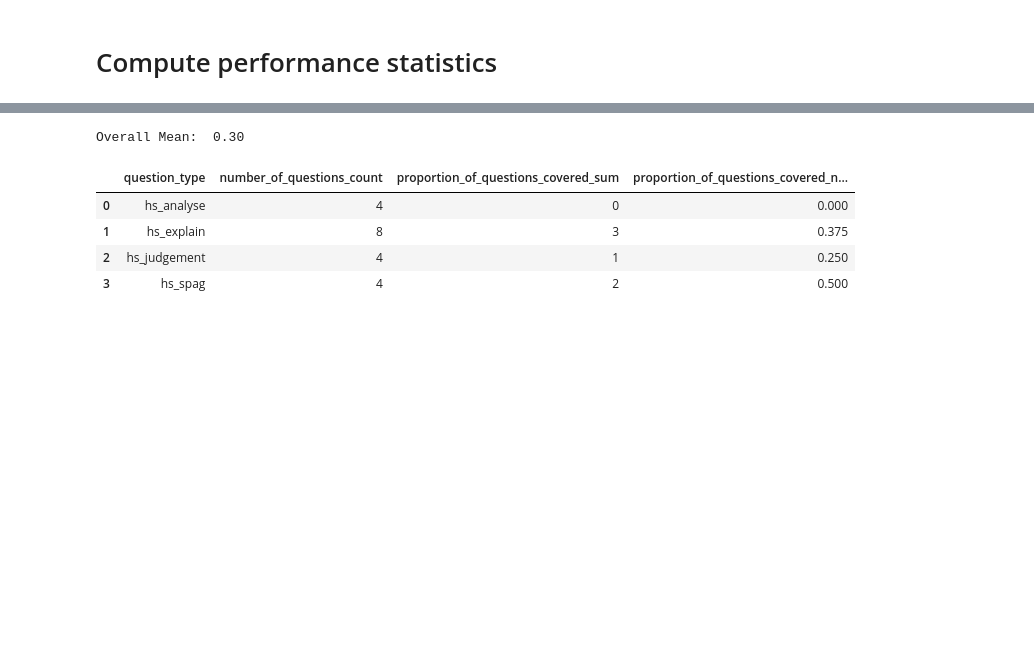
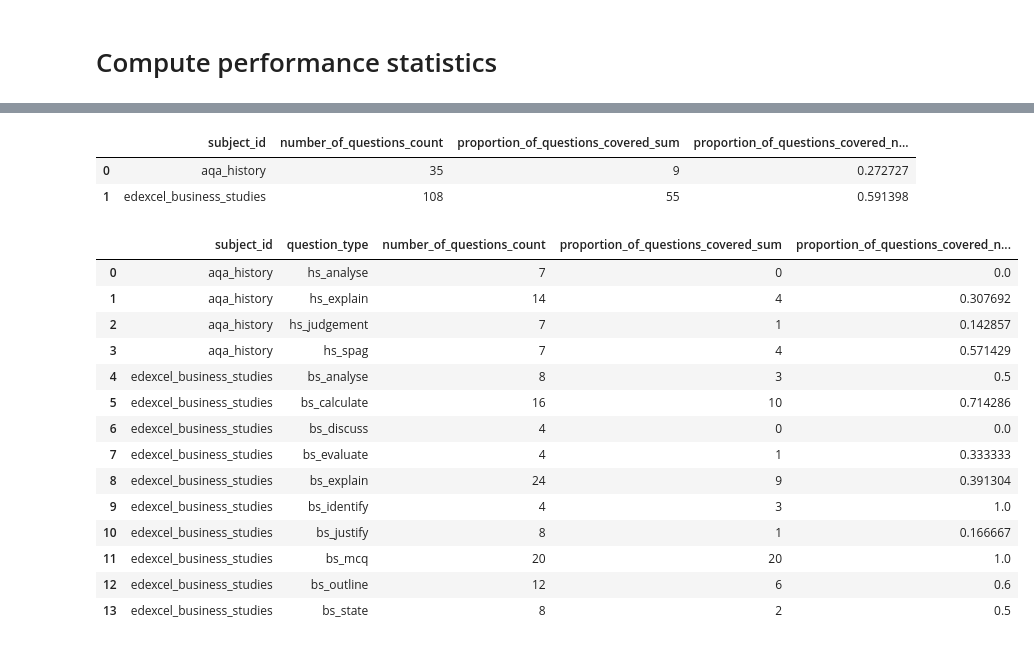
Before and after one commit to Equaite/audenshaw_exam_validation, a Jupyter notebook: question_validation/llm_question_validation.ipynb, the cells around one changed output, grey strips where cells are left out. Cells and saved outputs as stored; diff of their text form; code cells hidden in the pictures; blank space fills up the shorter version.

```diff
--- a/question_validation/llm_question_validation.ipynb
+++ b/question_validation/llm_question_validation.ipynb
@@ -23,8 +25,10 @@ def extract_total_cost(x: Union[int, Dict]) -> float:
         z = literal_eval(x)["total_cost"]
     except ValueError:
         z = x
+    except TypeError:
+        z = x
 
-    return z
+    return float(z)
 # %%
 # Set working directory - Not required if using Jupyter outside of VScode
 workdir = os.environ["workdir"]
@@ -40,7 +44,7 @@ teacher_marked_questions.head()
 # %% [markdown]
 # Compute performance statistics
 # %%
-teacher_marked_questions_reduced = teacher_marked_questions[~teacher_marked_questions.question_type.isin(["bs_mcq", "bs_computation"])]
+teacher_marked_questions_reduced = teacher_marked_questions[~teacher_marked_questions.question_type.isin([])]
 # %%
 # Token Costing
 teacher_marked_questions_reduced['llm_grading_total_cost'] = teacher_marked_questions_reduced.apply(lambda x: extract_total_cost(x.llm_graded_answer_token_costing) + extract_total_cost(x.llm_awarded_marks_token_costing), axis=1)
@@ -52,21 +72,36 @@ token_cost_by_question_type
+# %%
+# Hitrate
+## Mean overall
+mean_hitrate_by_subject = teacher_marked_questions_reduced.groupby(by=["subject_id"], as_index = False).agg({"question_id": "count", "llm_mark_hitrate": ["sum", np.nanmean]}).rename(columns={"question_id": "number_of_questions", "llm_mark_hitrate": "proportion_of_questions_covered"})
+mean_hitrate_by_subject.columns = ["_".join(col_name).rstrip('_') for col_name in mean_hitrate_by_subject.columns]
+mean_hitrate_by_subject
+# %% [output]
+|  | subject_id | number_of_questions_count | proportion_of_questions_covered_sum | proportion_of_questions_covered_n... |
+| 0 | aqa_history | 35 | 9 | 0.272727 |
+| 1 | edexcel_business_studies | 108 | 55 | 0.591398 |
 # %%
 # Hitrate
-## Mean overall
-mean_hitrate = np.nanmean(teacher_marked_questions_reduced.llm_mark_hitrate)
-
 ## Mean by question type
-mean_hitrate_by_question_type = teacher_marked_questions_reduced.groupby(by=["question_type"], as_index = False).agg({"question_id": "count", "llm_mark_hitrate": ["sum", np.nanmean]}).rename(columns={"question_id": "number_of_questions", "llm_mark_hitrate": "proportion_of_questions_covered"})
+mean_hitrate_by_question_type = teacher_marked_questions_reduced.groupby(by=["subject_id", "question_type"], as_index = False).agg({"question_id": "count", "llm_mark_hitrate": ["sum", np.nanmean]}).rename(columns={"question_id": "number_of_questions", "llm_mark_hitrate": "proportion_of_questions_covered"})
 mean_hitrate_by_question_type.columns = ["_".join(col_name).rstrip('_') for col_name in mean_hitrate_by_question_type.columns]
 
-print(f"Overall Mean:  {mean_hitrate:.2f}")
 mean_hitrate_by_question_type
 # %% [output]
-Overall Mean:  0.30
-|  | question_type | number_of_questions_count | proportion_of_questions_covered_sum | proportion_of_questions_covered_n... |
-| 0 | hs_analyse | 4 | 0 | 0.000 |
-| 1 | hs_explain | 8 | 3 | 0.375 |
-| 2 | hs_judgement | 4 | 1 | 0.250 |
-| 3 | hs_spag | 4 | 2 | 0.500 |
+|  | subject_id | question_type | number_of_questions_count | proportion_of_questions_covered_sum | proportion_of_questions_covered_n... |
+| 0 | aqa_history | hs_analyse | 7 | 0 | 0.0 |
+| 1 | aqa_history | hs_explain | 14 | 4 | 0.307692 |
+| 2 | aqa_history | hs_judgement | 7 | 1 | 0.142857 |
+| 3 | aqa_history | hs_spag | 7 | 4 | 0.571429 |
+| 4 | edexcel_business_studies | bs_analyse | 8 | 3 | 0.5 |
+| 5 | edexcel_business_studies | bs_calculate | 16 | 10 | 0.714286 |
+| 6 | edexcel_business_studies | bs_discuss | 4 | 0 | 0.0 |
+| 7 | edexcel_business_studies | bs_evaluate | 4 | 1 | 0.333333 |
+| 8 | edexcel_business_studies | bs_explain | 24 | 9 | 0.391304 |
+| 9 | edexcel_business_studies | bs_identify | 4 | 3 | 1.0 |
+| 10 | edexcel_business_studies | bs_justify | 8 | 1 | 0.166667 |
+| 11 | edexcel_business_studies | bs_mcq | 20 | 20 | 1.0 |
+| 12 | edexcel_business_studies | bs_outline | 12 | 6 | 0.6 |
+| 13 | edexcel_business_studies | bs_state | 8 | 2 | 0.5 |
 # %%
 # Hitrate by Question ID
 teacher_marked_questions_reduced.head()
```
Also changed, not shown: parts of 10 cells of this notebook, 43 other files.
